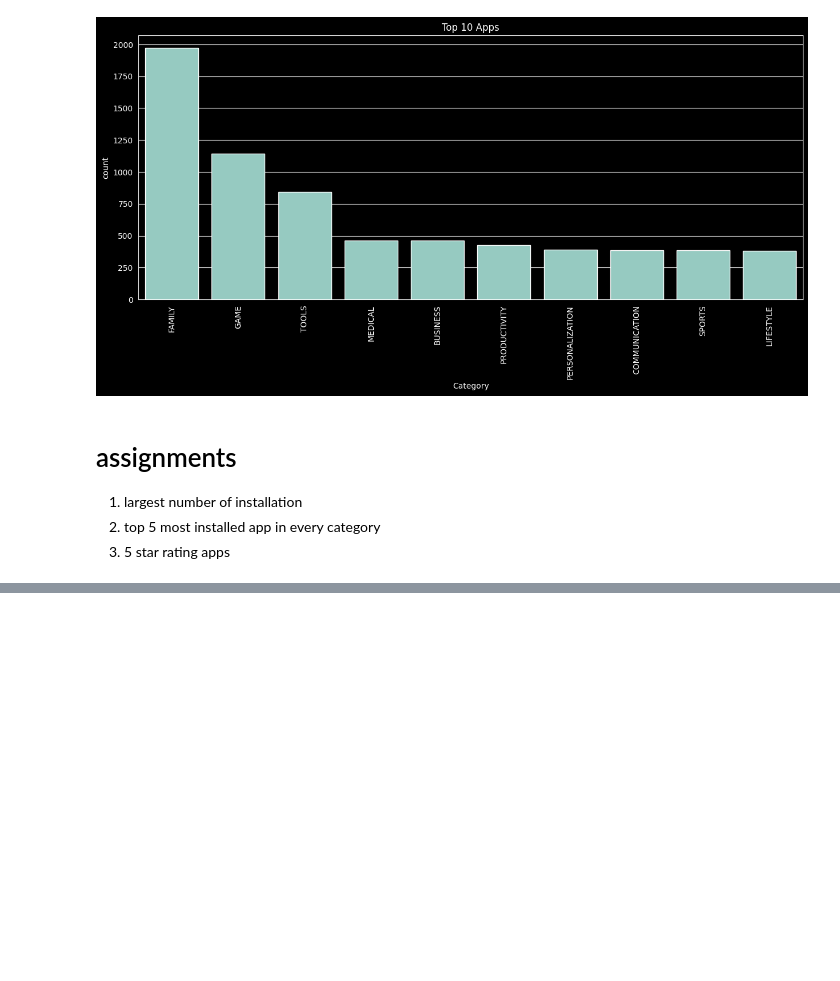
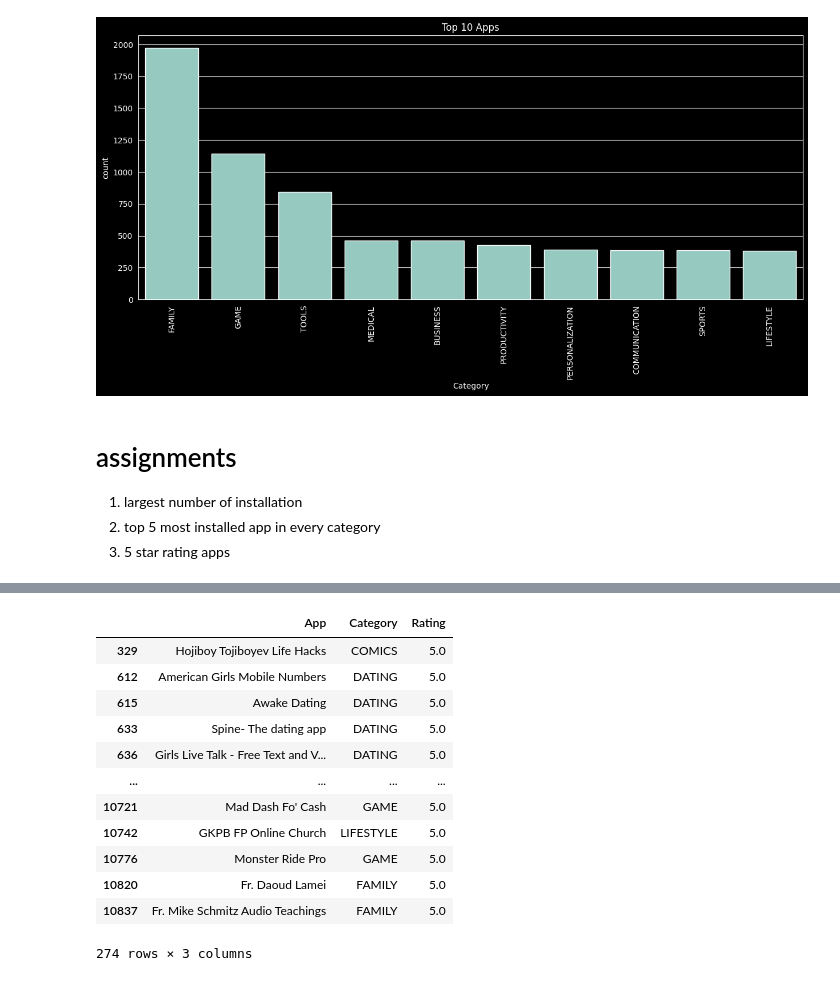
Before and after one commit to Ayhampt/data-science-ML, a Jupyter notebook: EDA/Google play store dataset.ipynb, the cells around one changed output, grey strips where cells are left out. Cells and saved outputs as stored; diff of their text form; code cells hidden in the pictures; blank space fills up the shorter version.

```diff
--- a/EDA/Google play store dataset.ipynb
+++ b/EDA/Google play store dataset.ipynb
@@ -490,0 +526,18 @@ plt.show()
+# %%
+top_5_rating_apps = df_copy[df_copy['Rating'] == 5.0]
+# %%
+top_5_rating_apps[['App','Category','Rating']]
+# %% [output]
+|  | App | Category | Rating |
+| 329 | Hojiboy Tojiboyev Life Hacks | COMICS | 5.0 |
+| 612 | American Girls Mobile Numbers | DATING | 5.0 |
+| 615 | Awake Dating | DATING | 5.0 |
+| 633 | Spine- The dating app | DATING | 5.0 |
+| 636 | Girls Live Talk - Free Text and V... | DATING | 5.0 |
+| ... | ... | ... | ... |
+| 10721 | Mad Dash Fo' Cash | GAME | 5.0 |
+| 10742 | GKPB FP Online Church | LIFESTYLE | 5.0 |
+| 10776 | Monster Ride Pro | GAME | 5.0 |
+| 10820 | Fr. Daoud Lamei | FAMILY | 5.0 |
+| 10837 | Fr. Mike Schmitz Audio Teachings | FAMILY | 5.0 |
+274 rows × 3 columns
```
Also changed, not shown: parts of 6 cells of this notebook.
